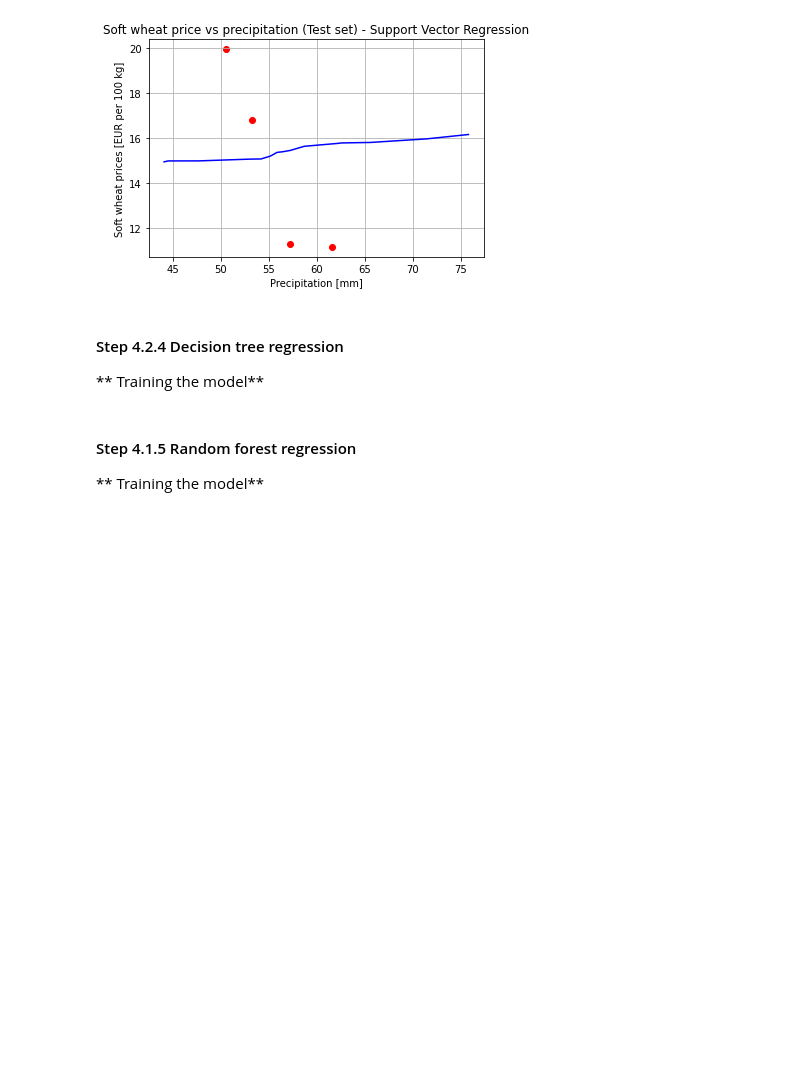
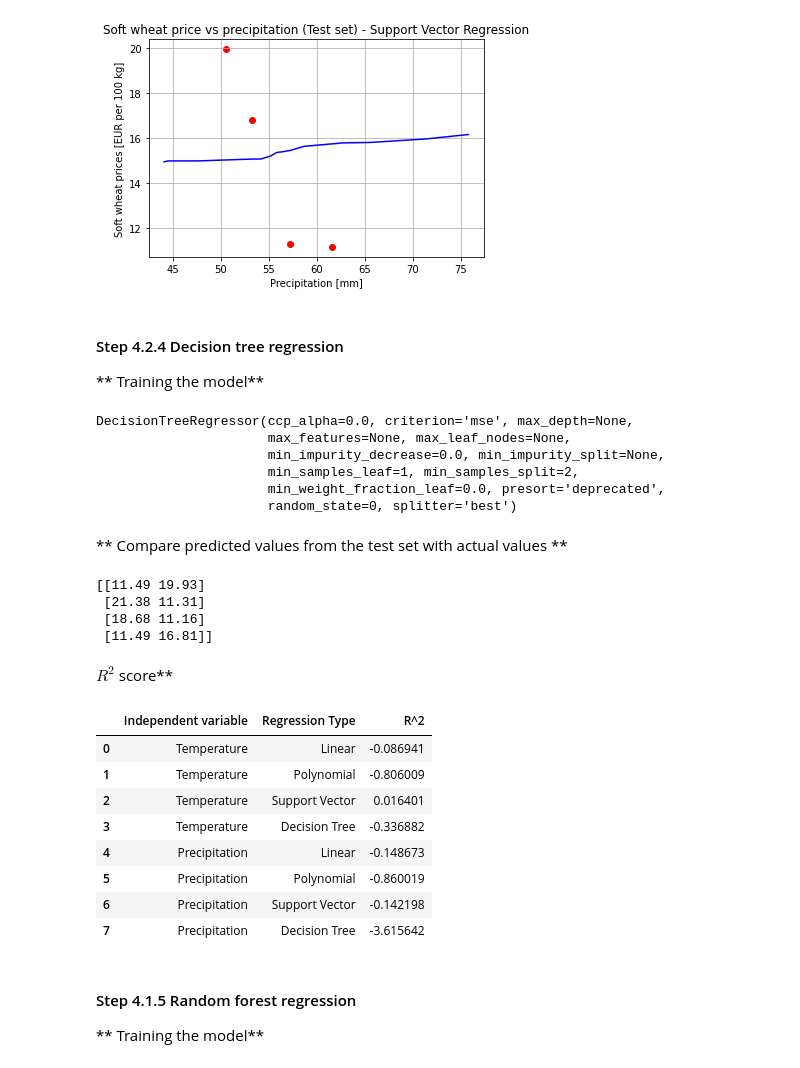
Before and after one commit to wkrzywiec/polish-crops, a Jupyter notebook: polish-crops.ipynb, the cells around one changed output. Drawn from its saved outputs; the diff is of its cells as text; code cells hidden in the pictures; blank space fills up the shorter version.

```diff
--- a/polish-crops.ipynb
+++ b/polish-crops.ipynb
@@ -763,6 +800,43 @@ plt.show()
 #### Step 4.2.4 Decision tree regression
 
 ** Training the model**
+# %%
+tree_model = DecisionTreeRegressor(random_state = 0)
+tree_model.fit(x_train, y_train)
+# %% [output]
+DecisionTreeRegressor(ccp_alpha=0.0, criterion='mse', max_depth=None,
+                      max_features=None, max_leaf_nodes=None,
+                      min_impurity_decrease=0.0, min_impurity_split=None,
+                      min_samples_leaf=1, min_samples_split=2,
+                      min_weight_fraction_leaf=0.0, presort='deprecated',
+                      random_state=0, splitter='best')
+# %% [markdown]
+** Compare predicted values from the test set with actual values **
+# %%
+y_pred = tree_model.predict(x_test)
+np.set_printoptions(precision=2)
+print(np.concatenate((y_pred.reshape(len(y_pred),1), y_test.reshape(len(y_test),1)),1))
+# %% [output]
+[[11.49 19.93]
+ [21.38 11.31]
+ [18.68 11.16]
+ [11.49 16.81]]
+# %% [markdown]
+$R^2$ score**
+# %%
+r2 = r2_score(y_test, y_pred)
+results_df = results_df.append({'Independent variable': 'Precipitation', 'Regression Type': 'Decision Tree', 'R^2': r2}, ignore_index=True)
+results_df
+# %% [output]
+|  | Independent variable | Regression Type | R^2 |
+| 0 | Temperature | Linear | -0.086941 |
+| 1 | Temperature | Polynomial | -0.806009 |
+| 2 | Temperature | Support Vector | 0.016401 |
+| 3 | Temperature | Decision Tree | -0.336882 |
+| 4 | Precipitation | Linear | -0.148673 |
+| 5 | Precipitation | Polynomial | -0.860019 |
+| 6 | Precipitation | Support Vector | -0.142198 |
+| 7 | Precipitation | Decision Tree | -3.615642 |
 # %% [markdown]
 #### Step 4.1.5 Random forest regression
 
```
Also changed, not shown: parts of 9 cells of this notebook.
